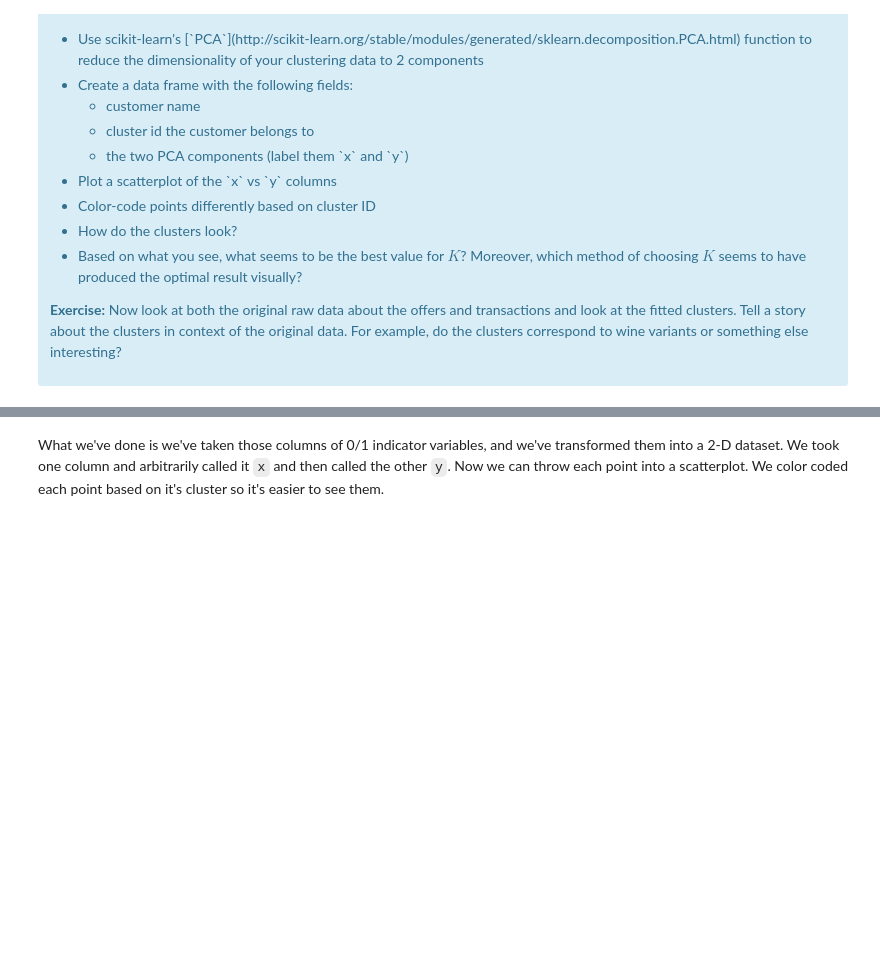
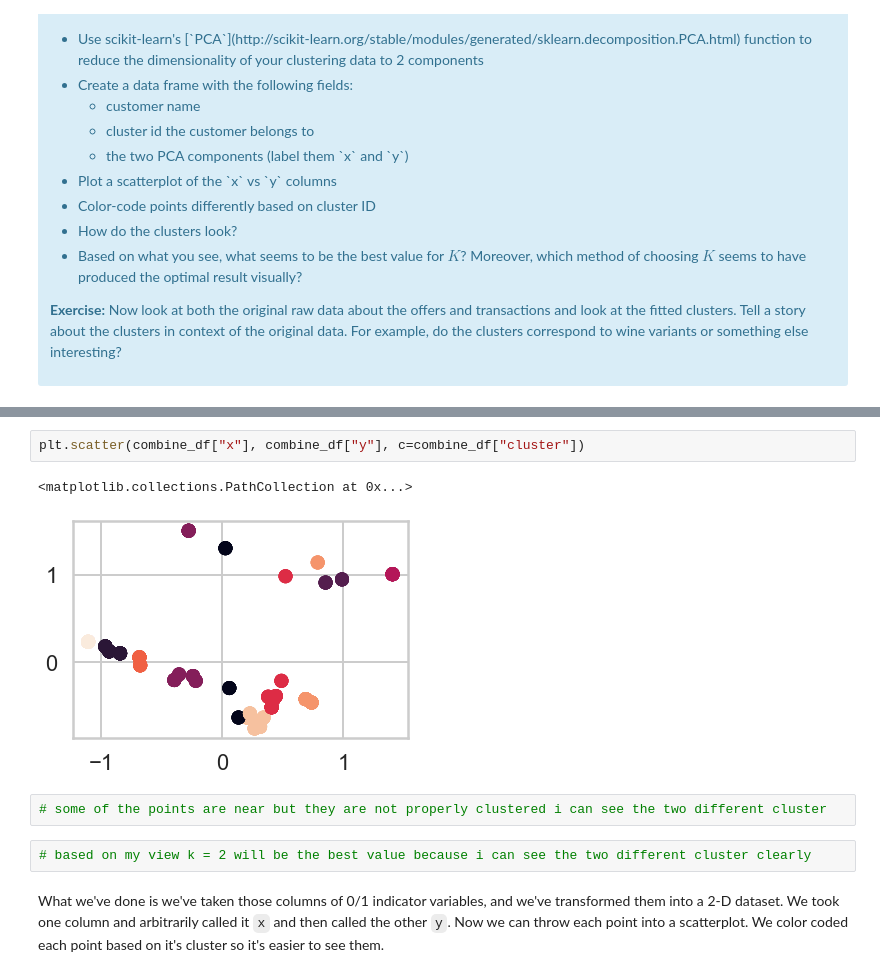
Before and after one commit to dudhatdhavalm/springboard-mini-projects, a Jupyter notebook: mec-16.2.6-clustering-mini-project/Mini_Project_Clustering.ipynb, the cells around one changed output, grey strips where cells are left out. Drawn from its saved outputs; the diff is of its cells as text; blank space fills up the shorter version.

```diff
--- a/mec-16.2.6-clustering-mini-project/Mini_Project_Clustering.ipynb
+++ b/mec-16.2.6-clustering-mini-project/Mini_Project_Clustering.ipynb
@@ -537,3 +653,12 @@ This is only one use of PCA for dimension reduction. We can also use PCA when we
+# %%
+plt.scatter(combine_df["x"], combine_df["y"], c=combine_df["cluster"])
+# %% [output]
+<matplotlib.collections.PathCollection at 0x...>
+[figure, added]
+# %%
+# some of the points are near but they are not properly clustered i can see the two different cluster
+# %%
+# based on my view k = 2 will be the best value because i can see the two different cluster clearly
 # %% [markdown]
 What we've done is we've taken those columns of 0/1 indicator variables, and we've transformed them into a 2-D dataset. We took one column and arbitrarily called it `x` and then called the other `y`. Now we can throw each point into a scatterplot. We color coded each point based on it's cluster so it's easier to see them.
 # %% [markdown]
```
Also changed, not shown: parts of 34 cells of this notebook, 1 other file.
